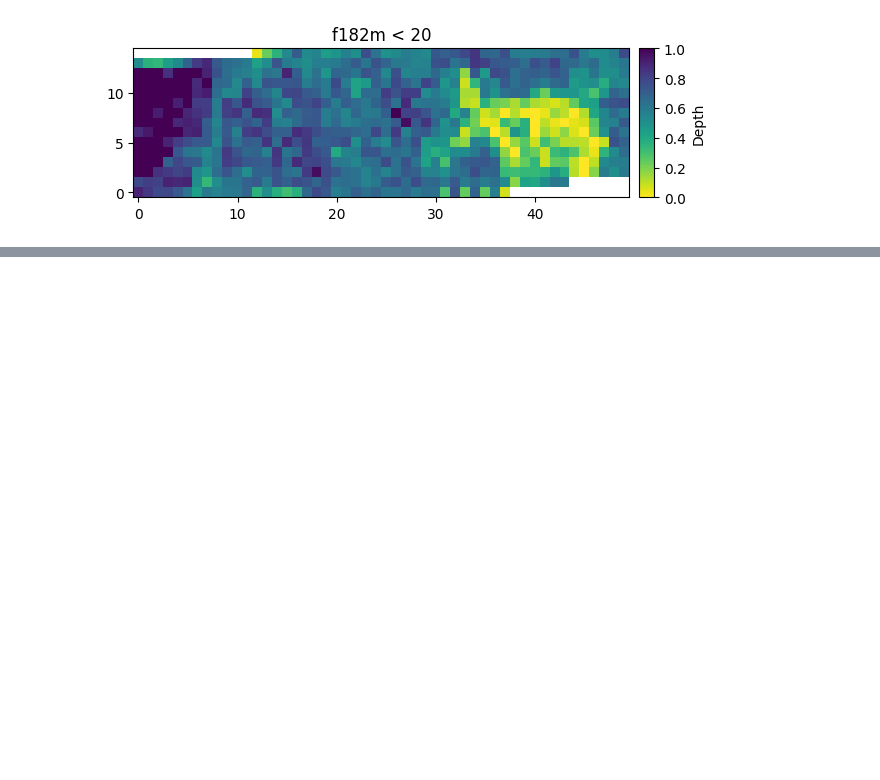
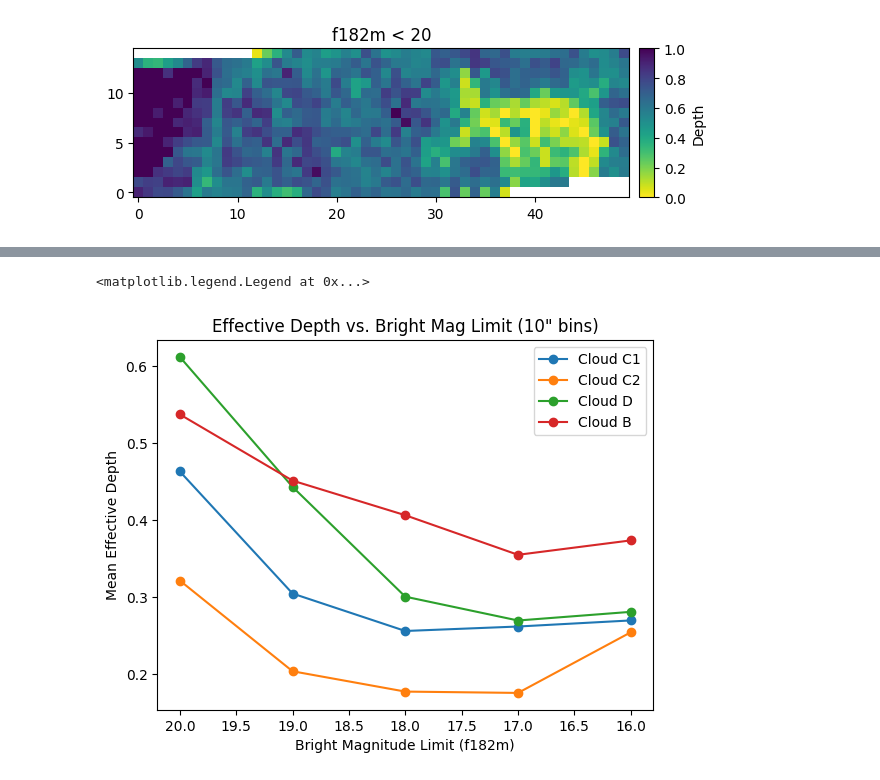
Before and after one commit to SpacialTree/dustridge-cd, a Jupyter notebook: notebooks/effective_depth.ipynb, the cells around one changed output, grey strips where cells are left out. Drawn from its saved outputs; the diff is of its cells as text; code cells hidden in the pictures; blank space fills up the shorter version.

```diff
--- a/notebooks/effective_depth.ipynb
+++ b/notebooks/effective_depth.ipynb
@@ -1195,0 +1258,13 @@ plt.show()
+# %%
+plt.plot(mag_limits, [depths_br[f'C1_{ml}'][0] for ml in mag_limits], marker='o', label='Cloud C1')
+plt.plot(mag_limits, [depths_br[f'C2_{ml}'][0] for ml in mag_limits], marker='o', label='Cloud C2')
+plt.plot(mag_limits, [depths_br[f'D_{ml}'][0] for ml in mag_limits], marker='o', label='Cloud D')
+plt.plot(mag_limits, [depths_br[f'B_{ml}'][0] for ml in mag_limits], marker='o', label='Cloud B')
+plt.xlabel('Bright Magnitude Limit (f182m)')
+plt.ylabel('Mean Effective Depth')
+plt.title('Effective Depth vs. Bright Mag Limit (10" bins)')
+plt.gca().invert_xaxis()
+plt.legend()
+# %% [output]
+<matplotlib.legend.Legend at 0x...>
+[figure, added]
```
Also changed, not shown: parts of 9 cells of this notebook.
